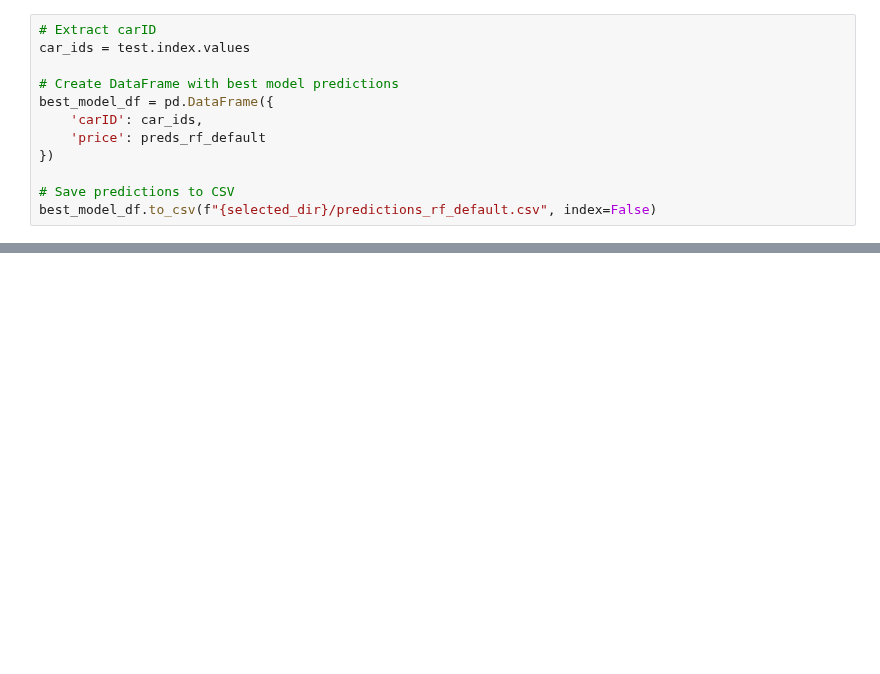
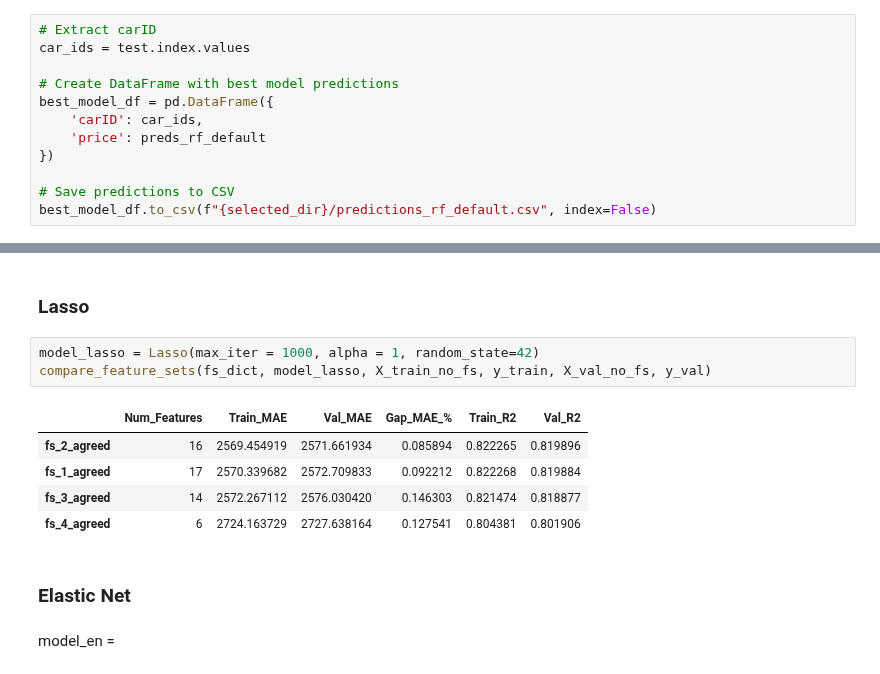
Before and after one commit to mariamiguel720/Machine-Learning-Project-25-26, a Jupyter notebook: ENTREGA FINAL/notebooks/Notebook_Compilado_Maria.ipynb, the cells around one changed output, grey strips where cells are left out. Saved outputs shown, nothing was run; the diff lists cells and outputs as text; blank space fills up the shorter version.

```diff
--- a/ENTREGA FINAL/notebooks/Notebook_Compilado_Maria.ipynb
+++ b/ENTREGA FINAL/notebooks/Notebook_Compilado_Maria.ipynb
@@ -1584,0 +1611,15 @@ best_model_df.to_csv(f"{selected_dir}/predictions_rf_default.csv", index=False)
+# %% [markdown]
+### Lasso
+# %%
+model_lasso = Lasso(max_iter = 1000, alpha = 1, random_state=42)
+compare_feature_sets(fs_dict, model_lasso, X_train_no_fs, y_train, X_val_no_fs, y_val)
+# %% [output]
+|  | Num_Features | Train_MAE | Val_MAE | Gap_MAE_% | Train_R2 | Val_R2 |
+| fs_2_agreed | 16 | 2569.454919 | 2571.661934 | 0.085894 | 0.822265 | 0.819896 |
+| fs_1_agreed | 17 | 2570.339682 | 2572.709833 | 0.092212 | 0.822268 | 0.819884 |
+| fs_3_agreed | 14 | 2572.267112 | 2576.030420 | 0.146303 | 0.821474 | 0.818877 |
+| fs_4_agreed | 6 | 2724.163729 | 2727.638164 | 0.127541 | 0.804381 | 0.801906 |
+# %% [markdown]
+### Elastic Net
+# %% [markdown]
+model_en =
```
Also changed, not shown: parts of 20 cells of this notebook, 2 other files.
